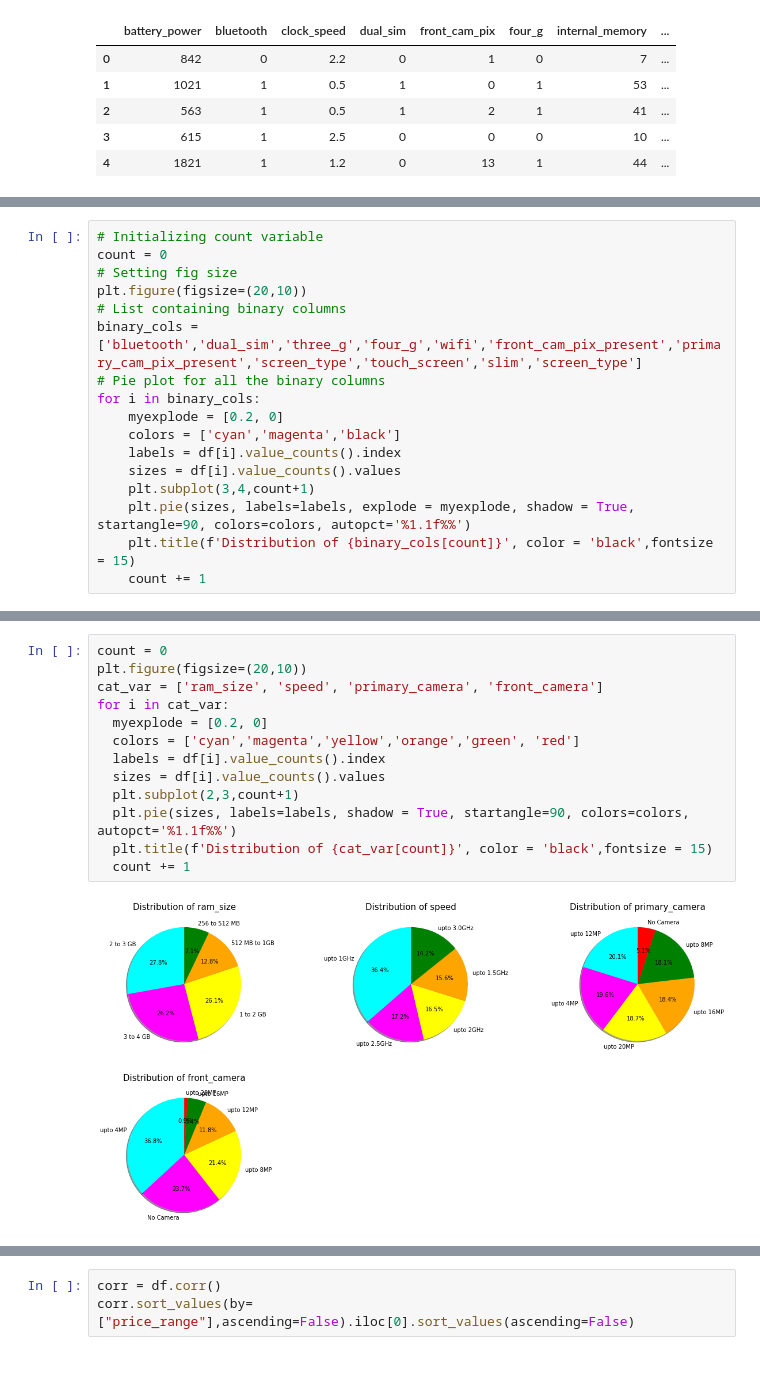
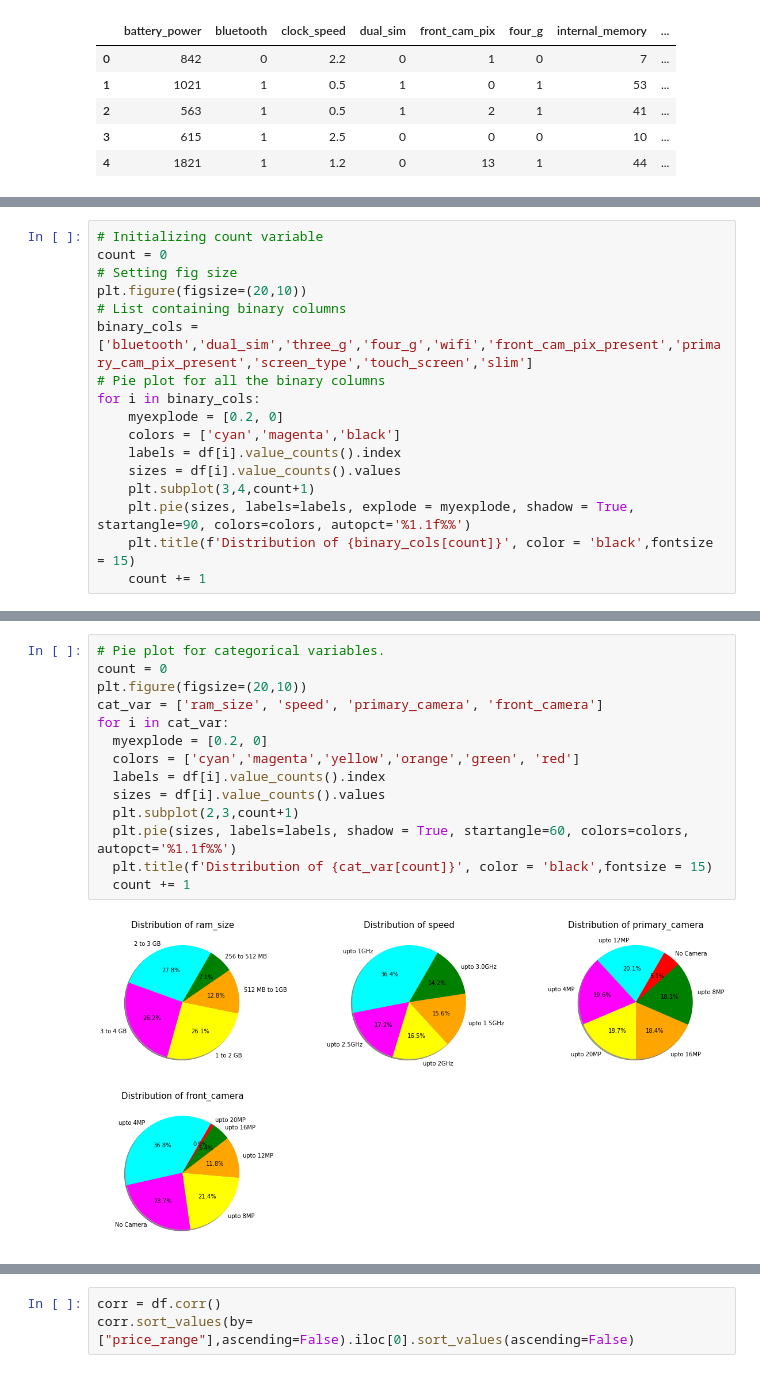
Before and after one commit to Ajay0110/Mobile-Price-Range-Prediction, a Jupyter notebook: Mobile_Price_Range_Prediction.ipynb, the cells around one changed output, grey strips where cells are left out. Cells and saved outputs as stored; diff of their text form.

```diff
--- a/Mobile_Price_Range_Prediction.ipynb
+++ b/Mobile_Price_Range_Prediction.ipynb
@@ -403,7 +447,7 @@ count = 0
 # Setting fig size
 plt.figure(figsize=(20,10))
 # List containing binary columns
-binary_cols = ['bluetooth','dual_sim','three_g','four_g','wifi','front_cam_pix_present','primary_cam_pix_present','screen_type','touch_screen','slim','screen_type']
+binary_cols = ['bluetooth','dual_sim','three_g','four_g','wifi','front_cam_pix_present','primary_cam_pix_present','screen_type','touch_screen','slim']
 # Pie plot for all the binary columns
 for i in binary_cols:
     myexplode = [0.2, 0]
@@ -441,15 +496,16 @@ cols
 # %%
+# Pie plot for categorical variables.
 count = 0
 plt.figure(figsize=(20,10))
 cat_var = ['ram_size', 'speed', 'primary_camera', 'front_camera']
 for i in cat_var:
   myexplode = [0.2, 0]
   colors = ['cyan','magenta','yellow','orange','green',	'red']
   labels = df[i].value_counts().index
   sizes = df[i].value_counts().values
   plt.subplot(2,3,count+1)
-  plt.pie(sizes, labels=labels, shadow = True, startangle=90, colors=colors, autopct='%1.1f%%')
+  plt.pie(sizes, labels=labels, shadow = True, startangle=60, colors=colors, autopct='%1.1f%%')
   plt.title(f'Distribution of {cat_var[count]}', color = 'black',fontsize = 15)
   count += 1
 # %% [output]
-[figure, old version]
+[figure, new version]
```
Also changed, not shown: parts of 139 cells of this notebook.
